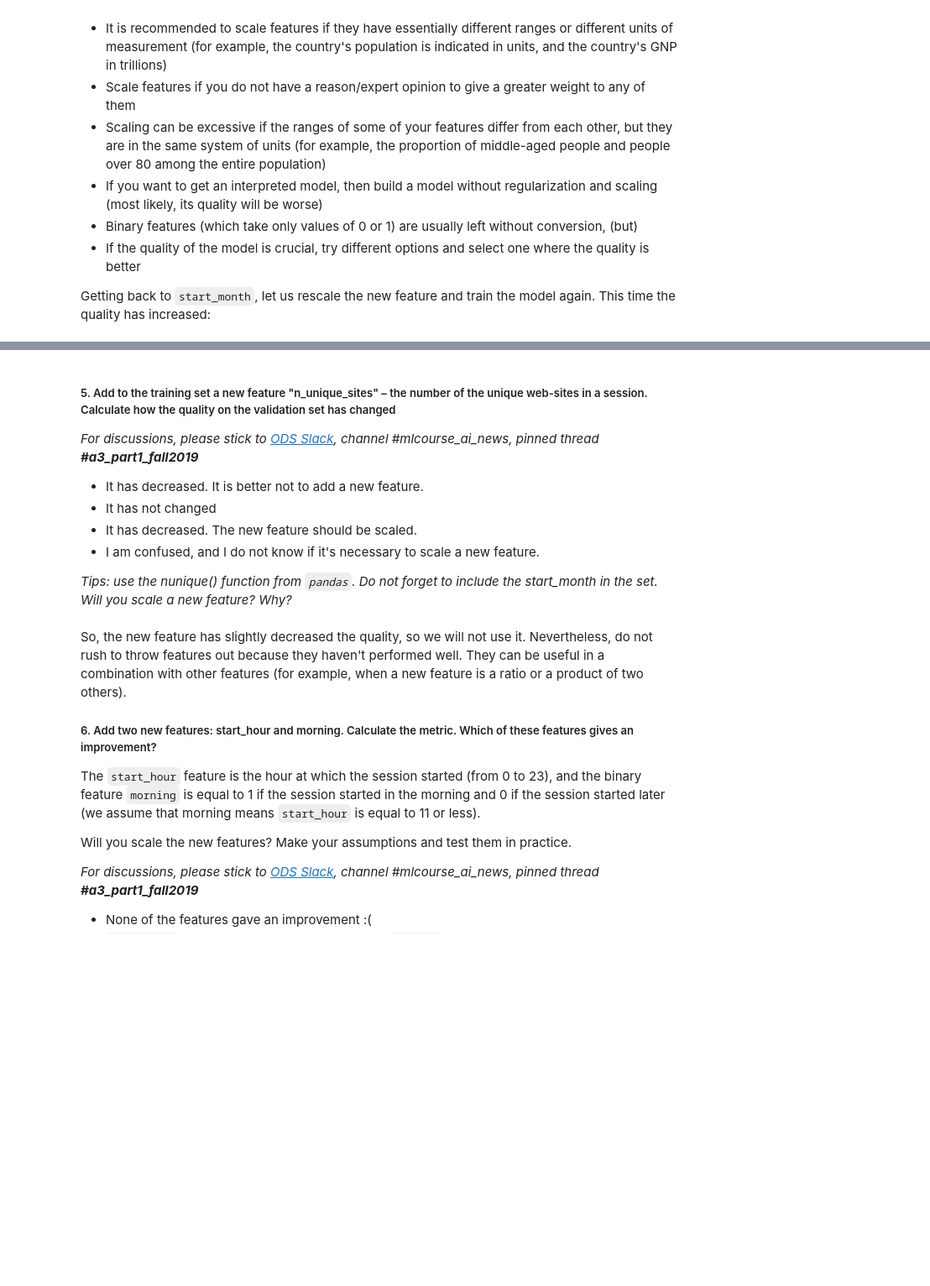
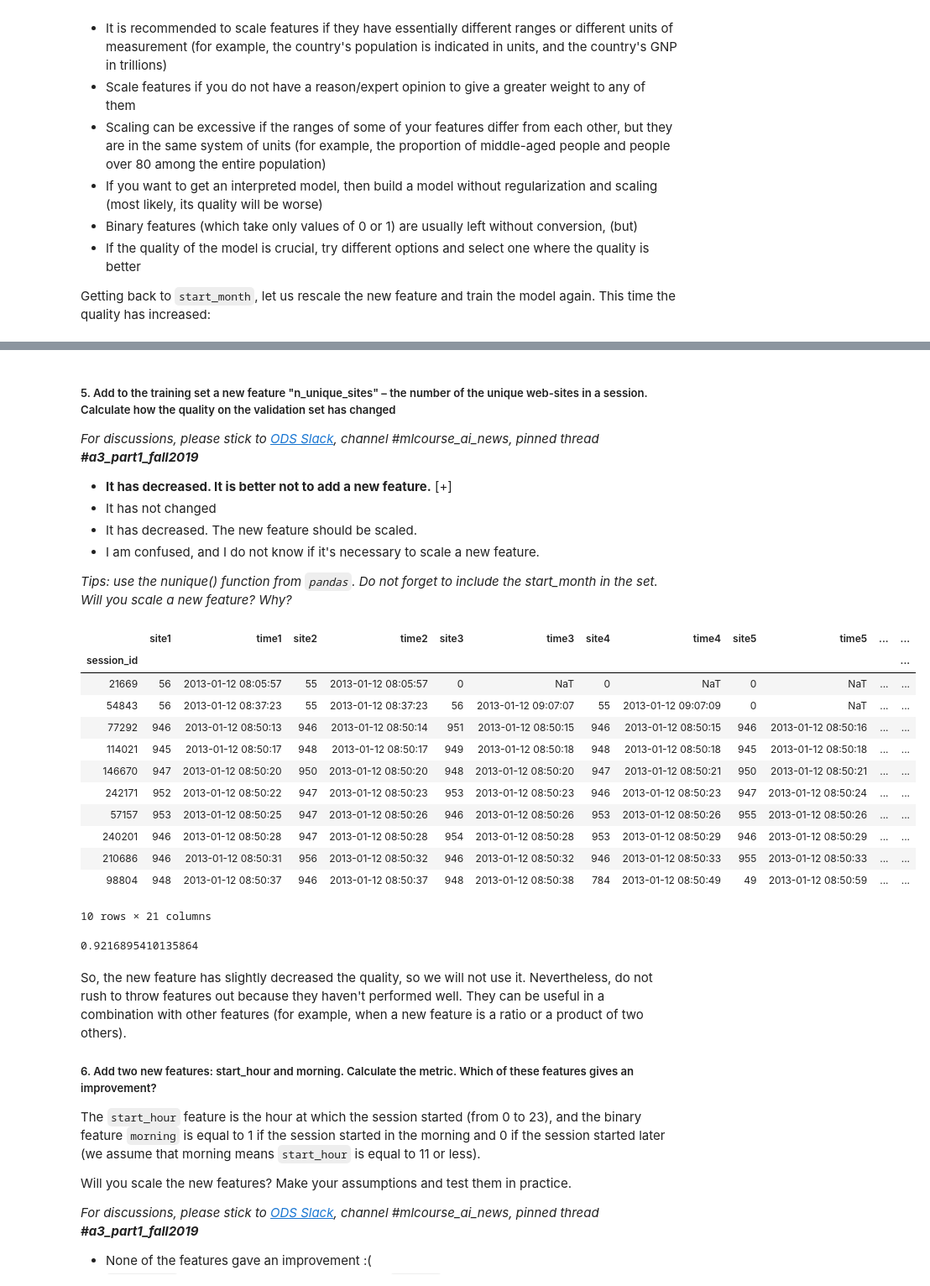
Before and after one commit to Favor86/mlcourse.ai, a Jupyter notebook: jupyter_english/assignments_fall2019/assignment3_part1_alice_logistic_regression.ipynb, the cells around one changed output, grey strips where cells are left out. Shown at 84% size. Cells and saved outputs as stored; diff of their text form; code cells hidden in the pictures; blank space fills up the shorter version.

```diff
--- a/jupyter_english/assignments_fall2019/assignment3_part1_alice_logistic_regression.ipynb
+++ b/jupyter_english/assignments_fall2019/assignment3_part1_alice_logistic_regression.ipynb
@@ -442,6 +456,9 @@ full_new_feat = pd.DataFrame(index=full_df.index)
 # Add start_month feature
 full_new_feat['start_month'] = full_df['time1'].apply(lambda ts:
                                                       100 * ts.year + ts.month).astype('int')
+# %%
+full_df['start_month'] = full_df['time1'].apply(lambda ts:
+                                                      100 * ts.year + ts.month).astype('int')
 # %% [markdown]
 ##### 4. Plot the graph of the number of Alice sessions versus the new feature, start_month. Choose the correct statement:
 
@@ -516,7 +538,7 @@ print(get_auc_lr_valid(X_train, y_train))
 
 *For discussions, please stick to [ODS Slack](https://opendatascience.slack.com/), channel #mlcourse_ai_news, pinned thread __#a3_part1_fall2019__*
 
-- It has decreased. It is better not to add a new feature.
+- **It has decreased. It is better not to add a new feature.** [+]
 - It has not changed
 - It has decreased. The new feature should be scaled.
 - I am confused, and I do not know if it's necessary to scale a new feature.
@@ -527,3 +547,29 @@ print(get_auc_lr_valid(X_train, y_train))
+# %%
+# You code here
+full_df['nunique_sites'] = full_df[sites].replace(0, np.nan).nunique(axis=1)
+# %% [output]
+|  | site1 | time1 | site2 | time2 | site3 | time3 | site4 | time4 | site5 | time5 | ... | ... |
+| session_id |  |  |  |  |  |  |  |  |  |  |  | ... |
+| 21669 | 56 | 2013-01-12 08:05:57 | 55 | 2013-01-12 08:05:57 | 0 | NaT | 0 | NaT | 0 | NaT | ... | ... |
+| 54843 | 56 | 2013-01-12 08:37:23 | 55 | 2013-01-12 08:37:23 | 56 | 2013-01-12 09:07:07 | 55 | 2013-01-12 09:07:09 | 0 | NaT | ... | ... |
+| 77292 | 946 | 2013-01-12 08:50:13 | 946 | 2013-01-12 08:50:14 | 951 | 2013-01-12 08:50:15 | 946 | 2013-01-12 08:50:15 | 946 | 2013-01-12 08:50:16 | ... | ... |
+| 114021 | 945 | 2013-01-12 08:50:17 | 948 | 2013-01-12 08:50:17 | 949 | 2013-01-12 08:50:18 | 948 | 2013-01-12 08:50:18 | 945 | 2013-01-12 08:50:18 | ... | ... |
+| 146670 | 947 | 2013-01-12 08:50:20 | 950 | 2013-01-12 08:50:20 | 948 | 2013-01-12 08:50:20 | 947 | 2013-01-12 08:50:21 | 950 | 2013-01-12 08:50:21 | ... | ... |
+| 242171 | 952 | 2013-01-12 08:50:22 | 947 | 2013-01-12 08:50:23 | 953 | 2013-01-12 08:50:23 | 946 | 2013-01-12 08:50:23 | 947 | 2013-01-12 08:50:24 | ... | ... |
+| 57157 | 953 | 2013-01-12 08:50:25 | 947 | 2013-01-12 08:50:26 | 946 | 2013-01-12 08:50:26 | 953 | 2013-01-12 08:50:26 | 955 | 2013-01-12 08:50:26 | ... | ... |
+| 240201 | 946 | 2013-01-12 08:50:28 | 947 | 2013-01-12 08:50:28 | 954 | 2013-01-12 08:50:28 | 953 | 2013-01-12 08:50:29 | 946 | 2013-01-12 08:50:29 | ... | ... |
+| 210686 | 946 | 2013-01-12 08:50:31 | 956 | 2013-01-12 08:50:32 | 946 | 2013-01-12 08:50:32 | 946 | 2013-01-12 08:50:33 | 955 | 2013-01-12 08:50:33 | ... | ... |
+| 98804 | 948 | 2013-01-12 08:50:37 | 946 | 2013-01-12 08:50:37 | 948 | 2013-01-12 08:50:38 | 784 | 2013-01-12 08:50:49 | 49 | 2013-01-12 08:50:59 | ... | ... |
+10 rows × 21 columns
+# %%
+#temp = StandardScaler().fit_transform(full_df[['nunique_sites']])
+temp = full_df[['nunique_sites']].values
+X_train = csr_matrix(hstack([full_sites_sparse[:idx_split,:], temp[:idx_split,:]]))
+
+# Compute metric on the validation set
+print(get_auc_lr_valid(X_train, y_train))
+# %% [output]
+0.9216895410135864
 # %% [markdown]
 So, the new feature has slightly decreased the quality, so we will not use it. Nevertheless, do not rush to throw features out because they haven't performed well. They can be useful in a combination with other features (for example, when a new feature is a ratio or a product of two others).
 
```
Also changed, not shown: parts of 29 cells of this notebook, 1 other file.
